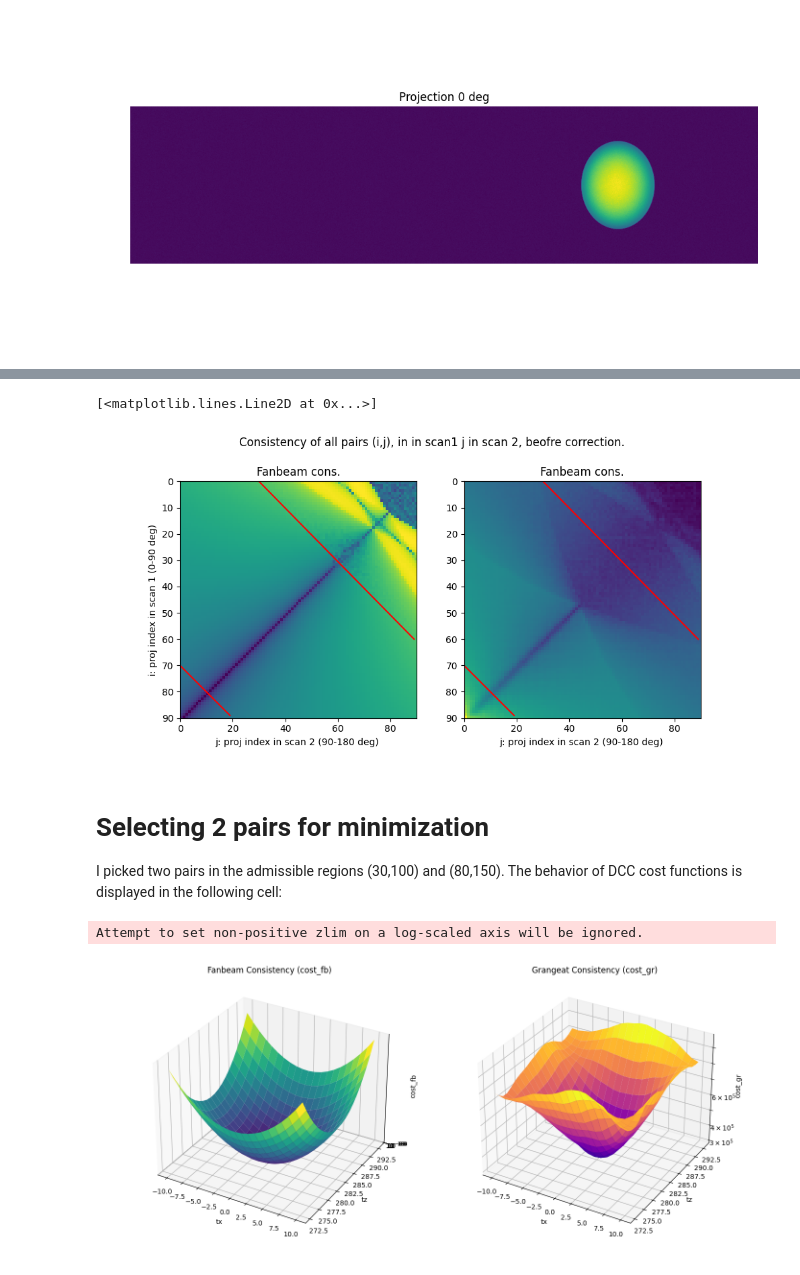
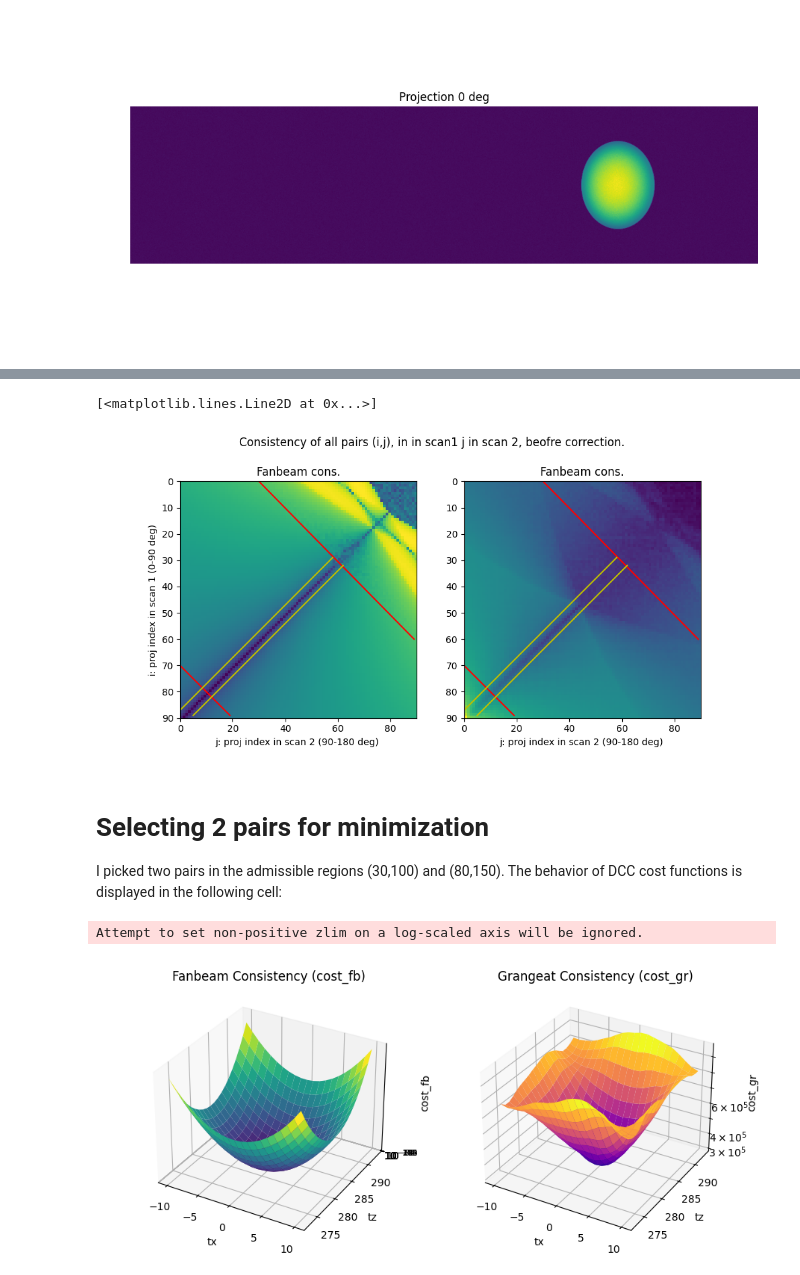
Before and after one commit to lesaintjerome/spie2026, a Jupyter notebook: spie2026-paper/visualize.ipynb, the cells around one changed output, grey strips where cells are left out. Cells and saved outputs as stored; diff of their text form; code cells hidden in the pictures.

```diff
--- a/spie2026-paper/visualize.ipynb
+++ b/spie2026-paper/visualize.ipynb
@@ -84,7 +85,7 @@ interactive(children=(IntSlider(value=0, description='i', max=179), Output()), _
 [figure]
 # %%
 pb = FBProblem(geo, stack)
-pair = pb.create_pair([30, 100])
+pair = pb.create_pair([50, 130])
 pair.analyze_pair(figsize=(10,10))
 # %% [output]
 1
@@ -146,15 +150,19 @@ ax[0].set_xlabel("j: proj index in scan 2 (90-180 deg) ")
 ax[0].set_ylabel("i: proj index in scan 1 (0-90 deg)")
 ax[0].plot((30,89),(0,60),'r')
 ax[0].plot((0,19),(70,89),'r')
+ax[0].plot((5,62),(89,32),"y")
+ax[0].plot((0,58),(87,29),"y")
 ax[1].imshow(gr, norm=colors.LogNorm(),extent=(0,90,90,0))
 ax[1].plot((30,89),(0,60),'r')
 ax[1].plot()
 ax[1].set_title("Fanbeam cons.")
 ax[1].set_xlabel("j: proj index in scan 2 (90-180 deg) ")
 ax[1].plot((0,19),(70,89),'r')
+ax[1].plot((5,62),(89,32),"y")
+ax[1].plot((0,58),(87,29),"y")
 # %% [output]
 [<matplotlib.lines.Line2D at 0x...>]
-[figure, old version]
+[figure, new version]
 # %% [markdown]
 # Selecting 2 pairs for minimization
 
@@ -226,30 +234,30 @@ else:
             cost_gr[i, j] = gr
 # %%
 # Plotting the results
-fig = plt.figure(figsize=(14, 6))
+fig = plt.figure(figsize=(9,4))
 
 # Plot cost_fb
 ax1 = fig.add_subplot(121, projection='3d')
 ax1.plot_surface(X, Z, cost_fb, cmap='viridis')
 ax1.set_title('Fanbeam Consistency (cost_fb)')
 ax1.set_xlabel('tx')
 ax1.set_ylabel('tz')
 ax1.set_zlabel('cost_fb')
 ax1.set_zscale("log")
 
 # Plot cost_gr
 ax2 = fig.add_subplot(122, projection='3d')
 ax2.plot_surface(X, Z, cost_gr, cmap='plasma')
 ax2.set_title('Grangeat Consistency (cost_gr)')
 ax2.set_xlabel('tx')
 ax2.set_ylabel('tz')
 ax2.set_zlabel('cost_gr')
 ax2.set_zscale("log")
 
 plt.tight_layout()
 plt.show()
 # %% [output]
 Attempt to set non-positive zlim on a log-scaled axis will be ignored.
-[figure, old version]
+[figure, new version]
 # %%
 # Minimizing the cost function
```
Also changed, not shown: parts of 10 cells of this notebook.
